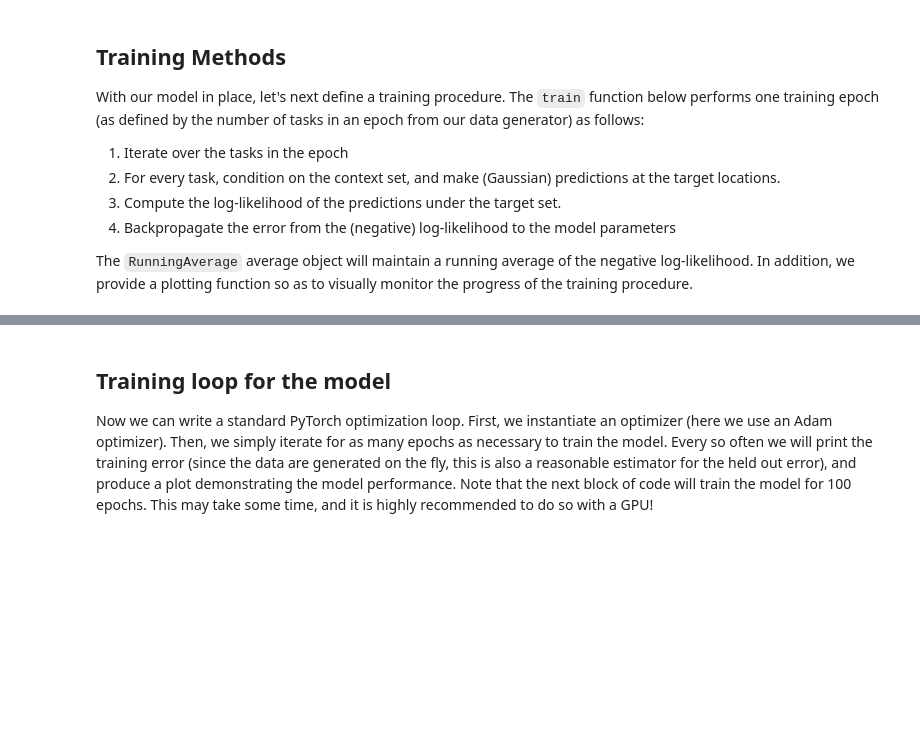
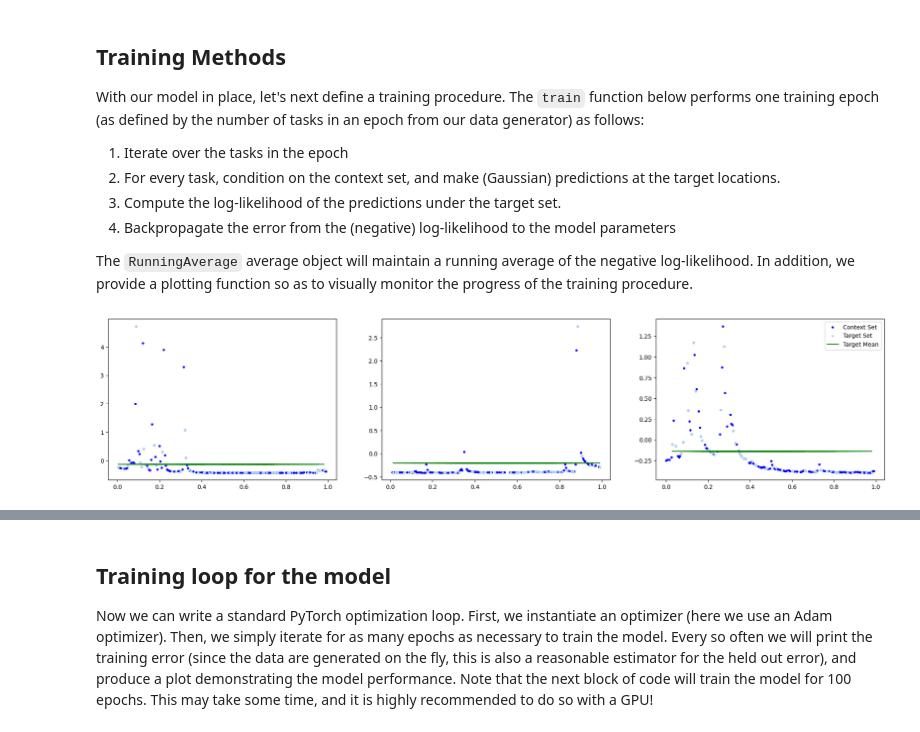
Before and after one commit to mgironamata/hydro-nps, a Jupyter notebook: main.ipynb, the cells around one changed output, grey strips where cells are left out. Drawn from its saved outputs; the diff is of its cells as text; code cells hidden in the pictures; blank space fills up the shorter version.

```diff
--- a/main.ipynb
+++ b/main.ipynb
@@ -342,25 +323,34 @@ from plot_utils import plot_model_task
 # %%
 # Instantiate data generator for testing.
-NUM_TEST_TASKS = 128
+NUM_TEST_TASKS = 16 # 128
 gen_test = data_hydro_2_extended.HydroGenerator(
                                             dataframe=df_test_both,
                                             df_att = df_att,
-                                            batch_size = 16*2,
+                                            batch_size = 32,
                                             num_tasks = NUM_TEST_TASKS,
-                                            channels_c = context_channels,
-                                            channels_t = target_channels,
-                                            channels_att = attributes,
-                                            channels_t_val = target_val_channel,
-                                            context_mask = context_mask,
-                                            target_mask = target_mask,
+                                            channels_c = C.context_channels,
+                                            channels_t = C.target_channels,
+                                            channels_att = C.attributes,
+                                            channels_t_val = C.target_val_channel,
+                                            context_mask = C.context_mask,
+                                            target_mask = C.target_mask,
                                             extrapolate = False,
-                                            concat_static_features=concat_static_features,
-                                            timeslice = timeslice,
-                                            min_train_points=min_train_points,
-                                            min_test_points=min_test_points,
-                                            max_train_points=max_train_points,
-                                            max_test_points=max_test_points,
+                                            concat_static_features = C.concat_static_features,
+                                            timeslice = C.timeslice,
+                                            min_train_points = C.min_train_points,
+                                            min_test_points = C.min_test_points,
+                                            max_train_points = C.max_train_points,
+                                            max_test_points = C.max_test_points,
                                             device = 'cpu'
                                             )
+
+task = gen_test.generate_task()
+fig = plt.figure(figsize=(24, 5))
+for i in range(3):
+    plt.subplot(1, 3, i + 1)
+    plot_task(task, i, legend=i==2)
+plt.show()
+# %% [output]
+[figure, added]
 # %%
 # Instantiate data generator for validation.
```
Also changed, not shown: parts of 35 cells of this notebook, 5 other files.
